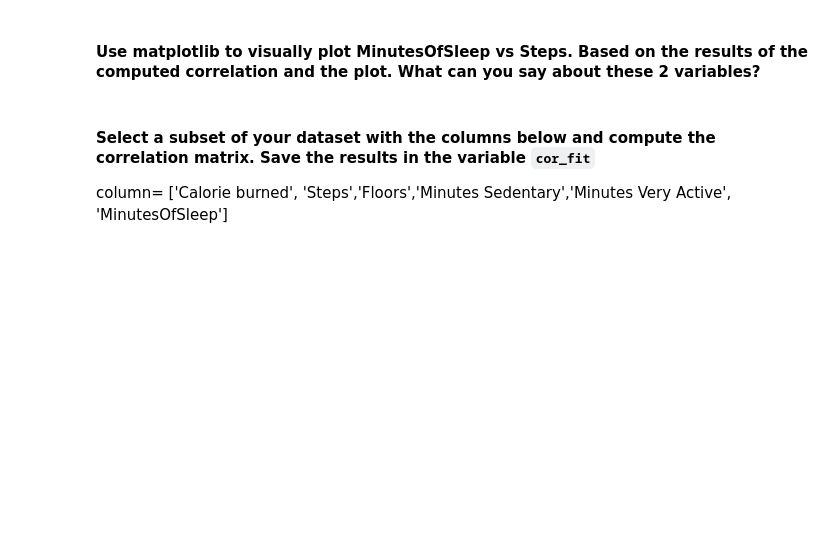
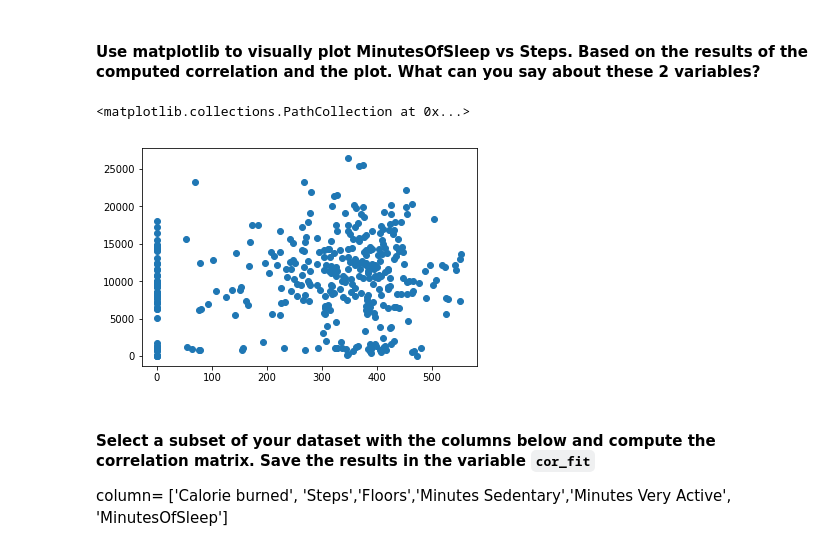
Before and after one commit to ta-datapt-bcn/lab-pivot-table-and-correlation, a Jupyter notebook: your_code/main.ipynb, the cells around one changed output. Saved outputs shown, nothing was run; the diff lists cells and outputs as text; code cells hidden in the pictures; blank space fills up the shorter version.

```diff
--- a/your_code/main.ipynb
+++ b/your_code/main.ipynb
@@ -110,6 +282,11 @@
 #### Use matplotlib to visually plot MinutesOfSleep vs Steps. Based on the results of the computed correlation and the plot. What can you say about these 2 variables?
 # %%
 # your answer here
+
+plt.scatter(x=fitbit['MinutesOfSleep'], y=fitbit.Steps)
+# %% [output]
+<matplotlib.collections.PathCollection at 0x...>
+[figure, added]
 # %% [markdown]
 #### Select a subset of your dataset with the columns below and compute the correlation matrix. Save the results in the variable `cor_fit`
 column= ['Calorie burned', 'Steps','Floors','Minutes Sedentary','Minutes Very Active', 'MinutesOfSleep']
```
Also changed, not shown: parts of 42 cells of this notebook, 1 other file.
